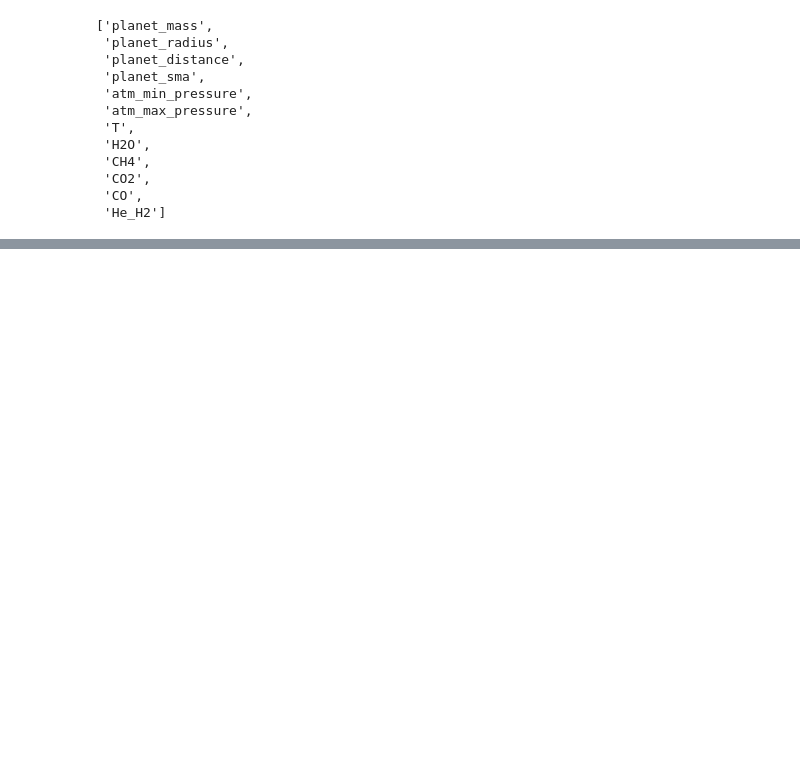
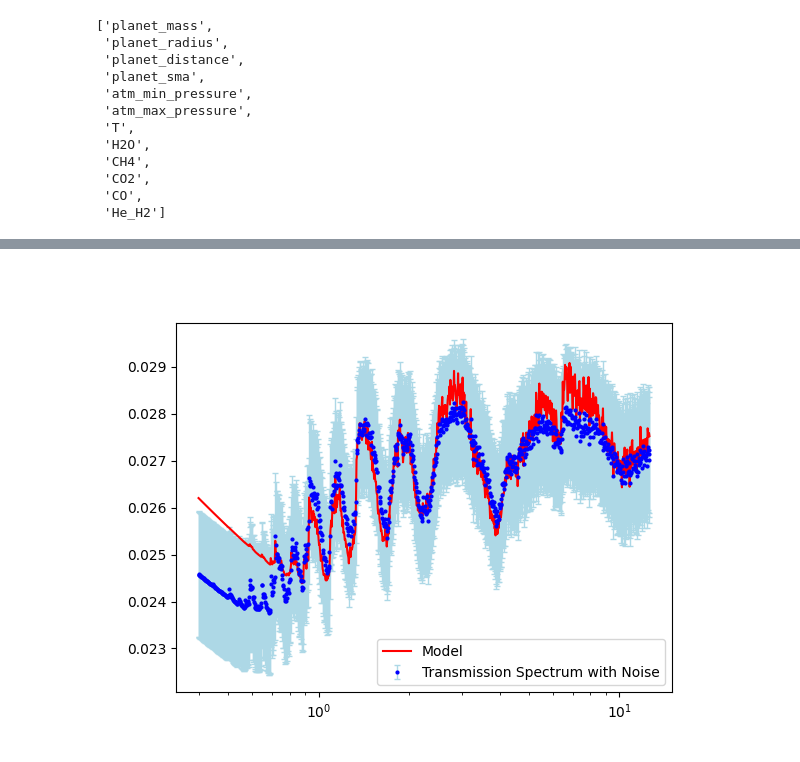
Before and after one commit to riccsimo/T_G_B_T, a Jupyter notebook: Assignment3/wasp_39b_atmosphere_TaskC.ipynb, the cells around one changed output, grey strips where cells are left out. Drawn from its saved outputs; the diff is of its cells as text; code cells hidden in the pictures; blank space fills up the shorter version.

```diff
--- a/Assignment3/wasp_39b_atmosphere_TaskC.ipynb
+++ b/Assignment3/wasp_39b_atmosphere_TaskC.ipynb
@@ -137,7 +137,7 @@ tm.add_contribution(RayleighContribution())
 tm.build()
 # %%
 #running the model
-tm.model()
+res = tm.model()
 # %%
 from taurex.optimizer.nestle import NestleOptimizer
 opt = NestleOptimizer(num_live_points=50)
@@ -191 +191,23 @@ np.savetxt('artificial_noise_spectrum.dat', spectrum_data, header="wavelength(mi
+# %%
+native_grid, rprs, tau, _ = res
+
+binned_fig = plt.figure()
+
+
+#Make a logarithmic grid
+wngrid = np.sort(10000/np.logspace(-0.4,1.1,1000))
+bn = SimpleBinner(wngrid=wngrid)
+
+bin_wn, bin_rprs,_,_  = bn.bin_model(tm.model(wngrid=wngrid))
+
+plt.errorbar(
+    obs.wavelengthGrid, obs_flux, obs.errorBar, fmt='o', color='blue', markersize=2,
+    ecolor='lightblue', elinewidth=1, capsize=2, label="Transmission Spectrum with Noise"
+)
+plt.plot(10000/bin_wn, bin_rprs, color='r', label='Model')
+plt.legend()
+plt.xscale('log')
+plt.show()
+# %% [output]
+[figure, added]
 # %%
```
Also changed, not shown: parts of 6 cells of this notebook, 1 other file.
